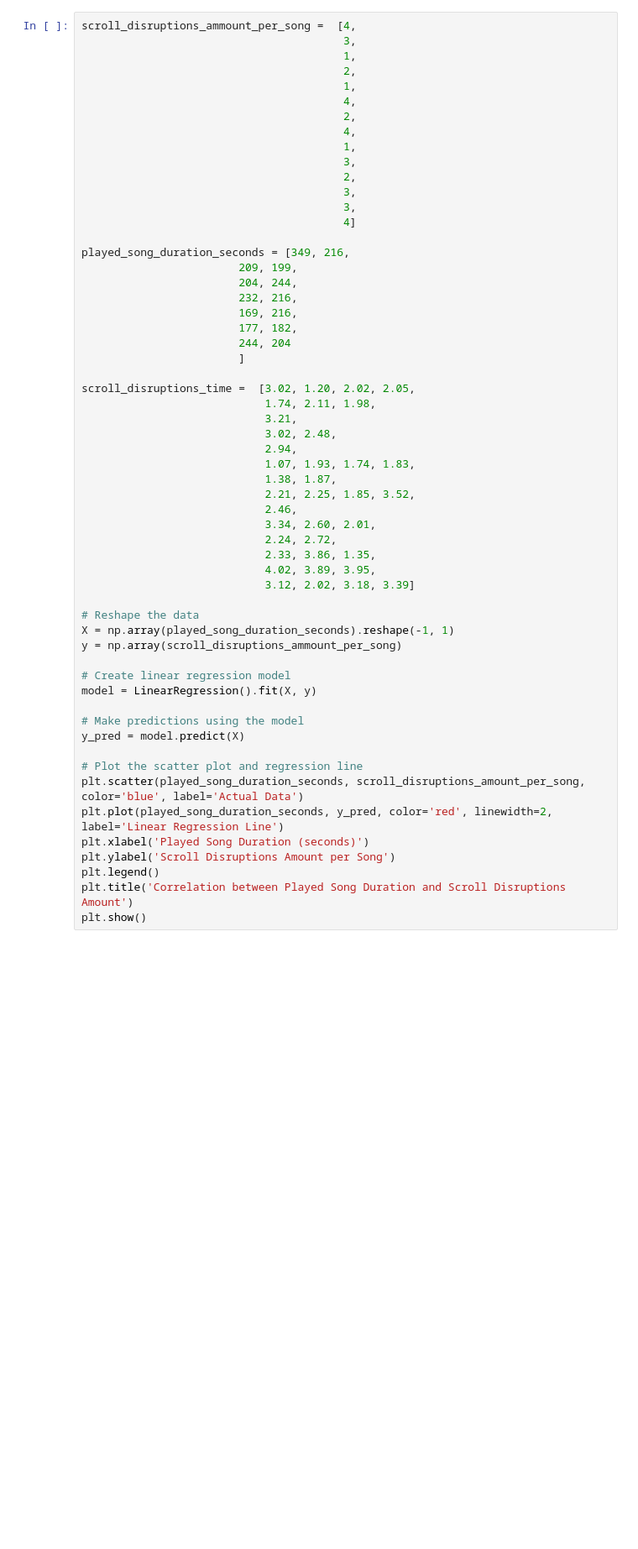
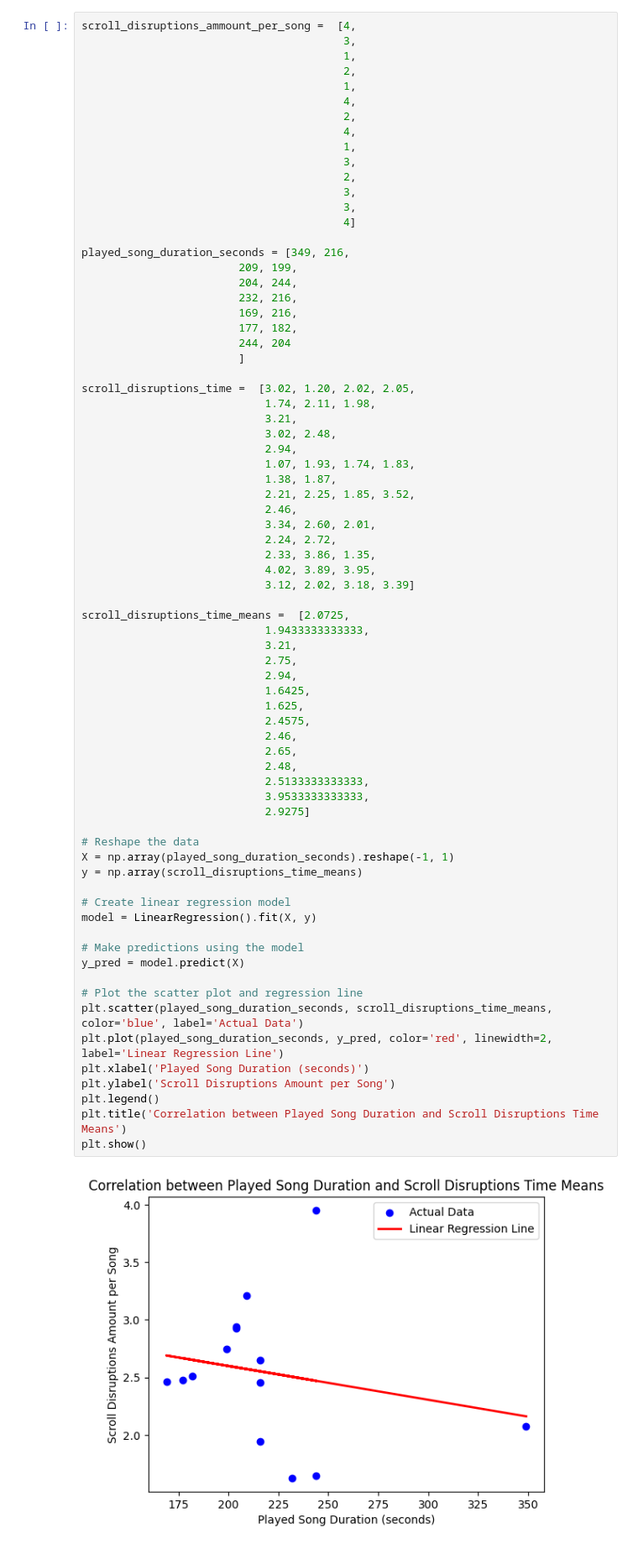
Before and after one commit to simonroedig/ChordSync_Study, a Jupyter notebook: study_analysis_task_performance.ipynb, the cells around one changed output. Shown at 84% size. Drawn from its saved outputs; the diff is of its cells as text; blank space fills up the shorter version.

```diff
--- a/study_analysis_task_performance.ipynb
+++ b/study_analysis_task_performance.ipynb
@@ -445,33 +502,50 @@ played_song_duration_seconds = [349, 216,
 scroll_disruptions_time =  [3.02, 1.20, 2.02, 2.05,
                             1.74, 2.11, 1.98,
                             3.21,
                             3.02, 2.48,
                             2.94,
                             1.07, 1.93, 1.74, 1.83,
                             1.38, 1.87,
                             2.21, 2.25, 1.85, 3.52,
                             2.46,
                             3.34, 2.60, 2.01,
                             2.24, 2.72,
                             2.33, 3.86, 1.35,
                             4.02, 3.89, 3.95,
                             3.12, 2.02, 3.18, 3.39]
 
+scroll_disruptions_time_means =  [2.0725,
+                            1.9433333333333,
+                            3.21,
+                            2.75,
+                            2.94,
+                            1.6425,
+                            1.625,
+                            2.4575,
+                            2.46,
+                            2.65,
+                            2.48,
+                            2.5133333333333,
+                            3.9533333333333,
+                            2.9275]
+
 # Reshape the data
 X = np.array(played_song_duration_seconds).reshape(-1, 1)
-y = np.array(scroll_disruptions_ammount_per_song)
+y = np.array(scroll_disruptions_time_means)
 
 # Create linear regression model
 model = LinearRegression().fit(X, y)
 
 # Make predictions using the model
 y_pred = model.predict(X)
 
 # Plot the scatter plot and regression line
-plt.scatter(played_song_duration_seconds, scroll_disruptions_amount_per_song, color='blue', label='Actual Data')
+plt.scatter(played_song_duration_seconds, scroll_disruptions_time_means, color='blue', label='Actual Data')
 plt.plot(played_song_duration_seconds, y_pred, color='red', linewidth=2, label='Linear Regression Line')
 plt.xlabel('Played Song Duration (seconds)')
 plt.ylabel('Scroll Disruptions Amount per Song')
 plt.legend()
-plt.title('Correlation between Played Song Duration and Scroll Disruptions Amount')
+plt.title('Correlation between Played Song Duration and Scroll Disruptions Time Means')
 plt.show()
+# %% [output]
+[figure, added]
```
Also changed, not shown: parts of 4 cells of this notebook.
